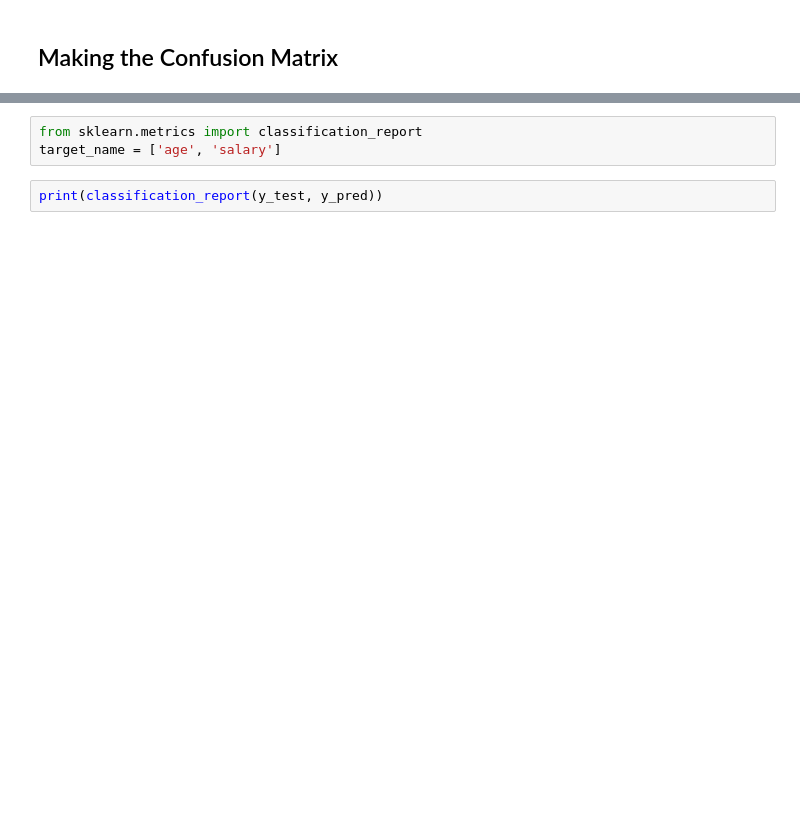
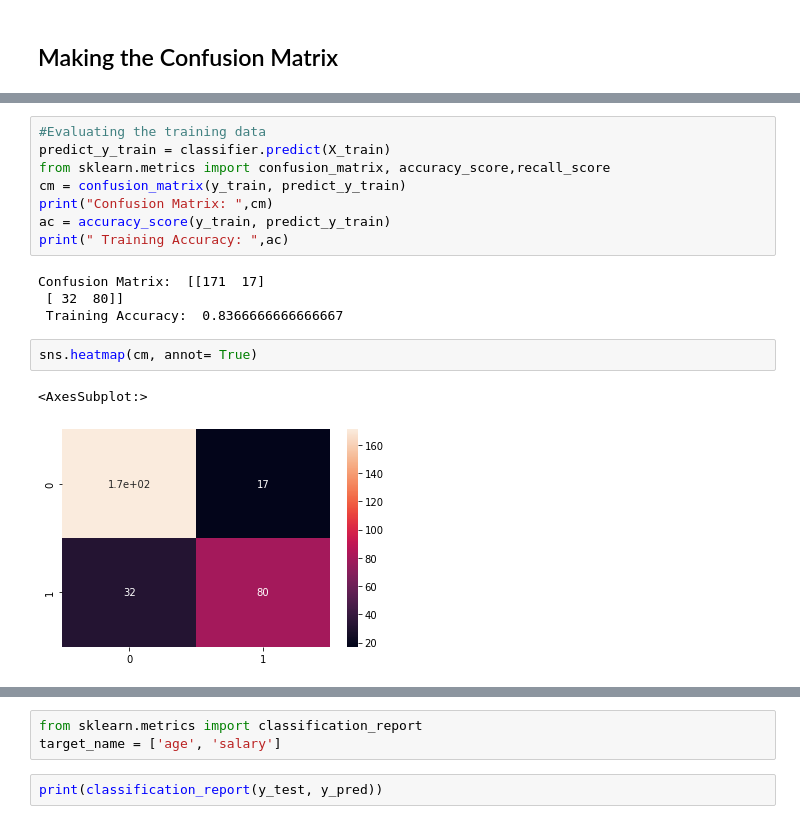
Before and after one commit to Tipusultan199/Logistic-regression, a Jupyter notebook: logistic_regression.ipynb, the cells around one changed output, grey strips where cells are left out. Cells and saved outputs as stored; diff of their text form; blank space fills up the shorter version.

```diff
--- a/logistic_regression.ipynb
+++ b/logistic_regression.ipynb
@@ -220,0 +310,17 @@ weighted avg       0.89      0.89      0.89       100
+# %%
+#Evaluating the training data
+predict_y_train = classifier.predict(X_train)
+from sklearn.metrics import confusion_matrix, accuracy_score,recall_score
+cm = confusion_matrix(y_train, predict_y_train)
+print("Confusion Matrix: ",cm)
+ac = accuracy_score(y_train, predict_y_train)
+print(" Training Accuracy: ",ac)
+# %% [output]
+Confusion Matrix:  [[171  17]
+ [ 32  80]]
+ Training Accuracy:  0.8366666666666667
+# %%
+sns.heatmap(cm, annot= True)
+# %% [output]
+<AxesSubplot:>
+[figure, added]
```
Also changed, not shown: parts of 37 cells of this notebook.
